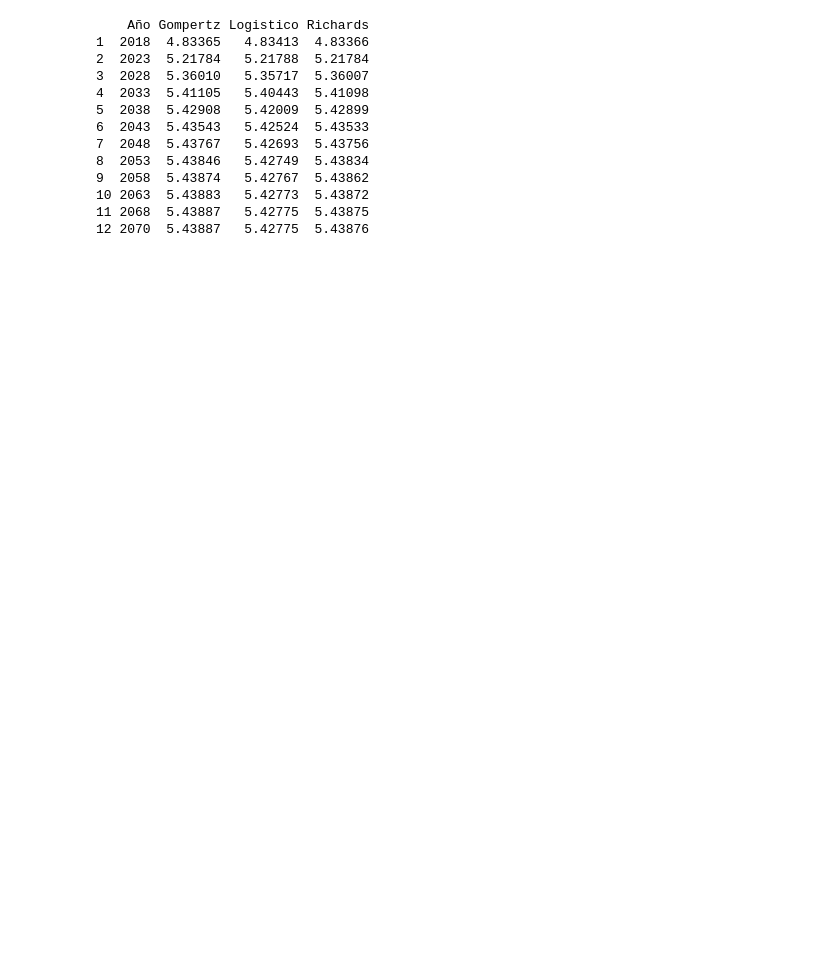
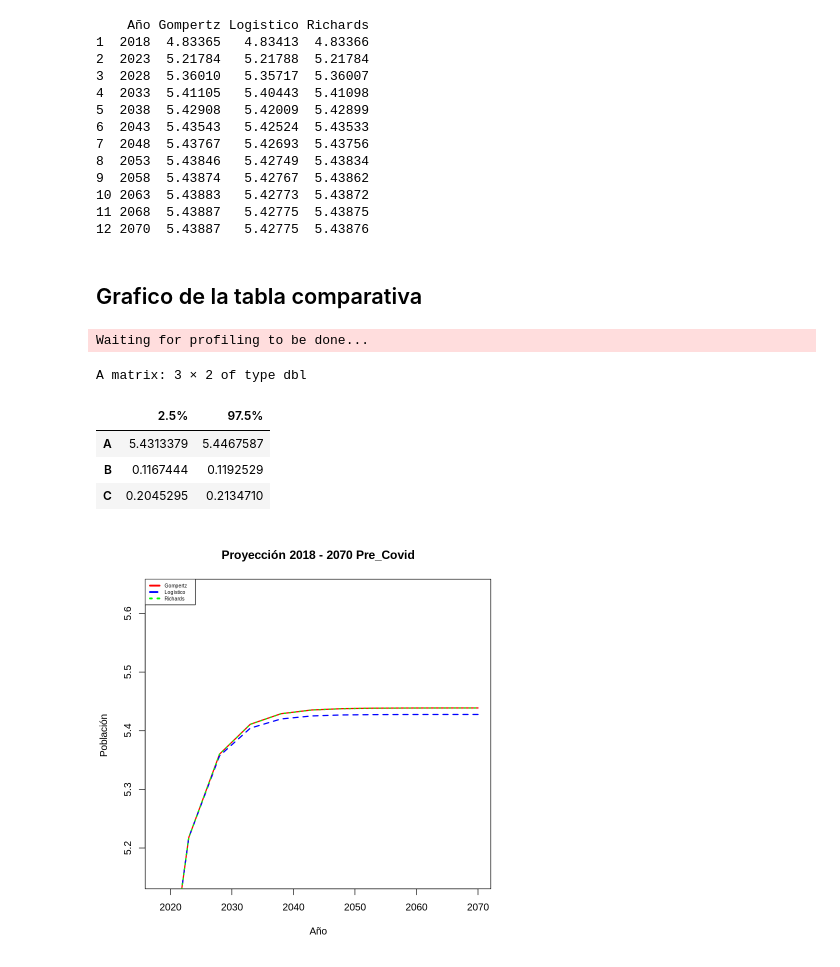
Before and after one commit to KarenPachon/An-lisis-comparativo-de-las-proyecciones-poblacionales-del-DANE-, a Jupyter notebook: Pre_covid.ipynb, the cells around one changed output. Cells and saved outputs as stored; diff of their text form; code cells hidden in the pictures; blank space fills up the shorter version.

```diff
--- a/Pre_covid.ipynb
+++ b/Pre_covid.ipynb
@@ -349,3 +371,28 @@ print(tabla_proyecciones1)
 10 2063  5.43883   5.42773  5.43872
 11 2068  5.43887   5.42775  5.43875
 12 2070  5.43887   5.42775  5.43876
+# %% [markdown]
+## Grafico de la tabla comparativa
+# %%
+# Ahora ejecuta tu código de plot
+plot(años_proyeccion, pre_logistico, type = "n",
+     main = "Proyección 2018 - 2070 Pre_Covid",
+     xlab = "Año", ylab = "Población ",
+     ylim = c(5.15, max(pre_gompertz)+0.2))
+
+# Añadir las líneas y la leyenda
+lines(años_proyeccion, pre_gompertz, col = "red", lwd = 2)
+lines(años_proyeccion, pre_logistico, col = "blue", lwd = 2, lty = 2)
+lines(años_proyeccion, pre_richards, col = "green", lwd = 2, lty = 3)
+legend("topleft", legend = c("Gompertz", "Logístico", "Richards"),
+       col = c("red", "blue", "green"), lty = 1:3, lwd = 3, cex = 0.5)
+
+confint(GompertzModel_Pre)
+# %% [output]
+Waiting for profiling to be done...
+A matrix: 3 × 2 of type dbl
+|  | 2.5% | 97.5% |
+| A | 5.4313379 | 5.4467587 |
+| B | 0.1167444 | 0.1192529 |
+| C | 0.2045295 | 0.2134710 |
+[figure, added]
```
Also changed, not shown: parts of 39 cells of this notebook.
